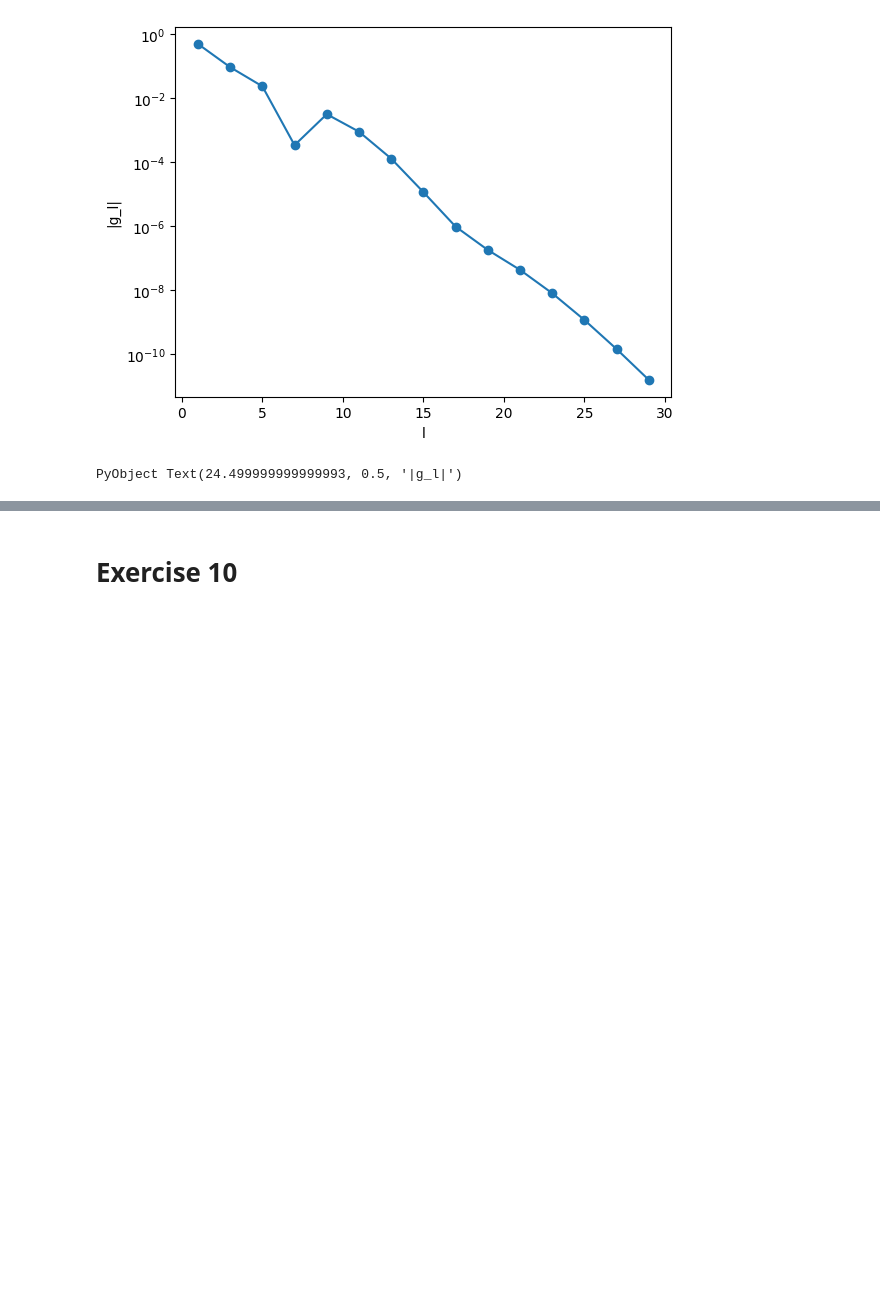
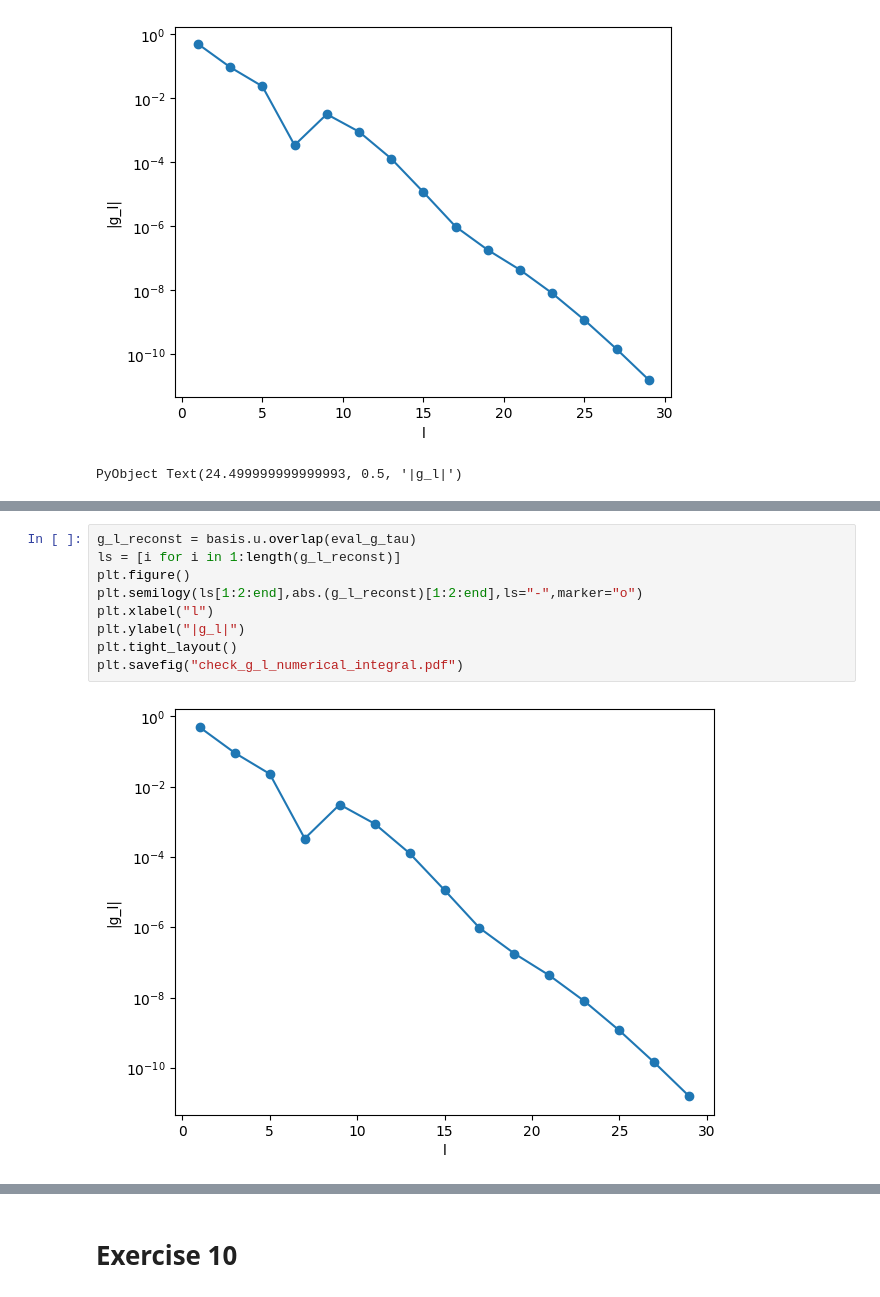
Before and after one commit to FumiyaKakizawa/saidai_compute_physics, a Jupyter notebook: compute_physics_exercise_1-10.ipynb, the cells around one changed output, grey strips where cells are left out. Saved outputs shown, nothing was run; the diff lists cells and outputs as text; blank space fills up the shorter version.

```diff
--- a/compute_physics_exercise_1-10.ipynb
+++ b/compute_physics_exercise_1-10.ipynb
@@ -776,0 +794,11 @@ $$
+# %%
+g_l_reconst = basis.u.overlap(eval_g_tau)
+ls = [i for i in 1:length(g_l_reconst)]
+plt.figure()
+plt.semilogy(ls[1:2:end],abs.(g_l_reconst)[1:2:end],ls="-",marker="o")
+plt.xlabel("l")
+plt.ylabel("|g_l|")
+plt.tight_layout()
+plt.savefig("check_g_l_numerical_integral.pdf")
+# %% [output]
+[figure, added]
```
Also changed, not shown: parts of 12 cells of this notebook, 40 other files.
